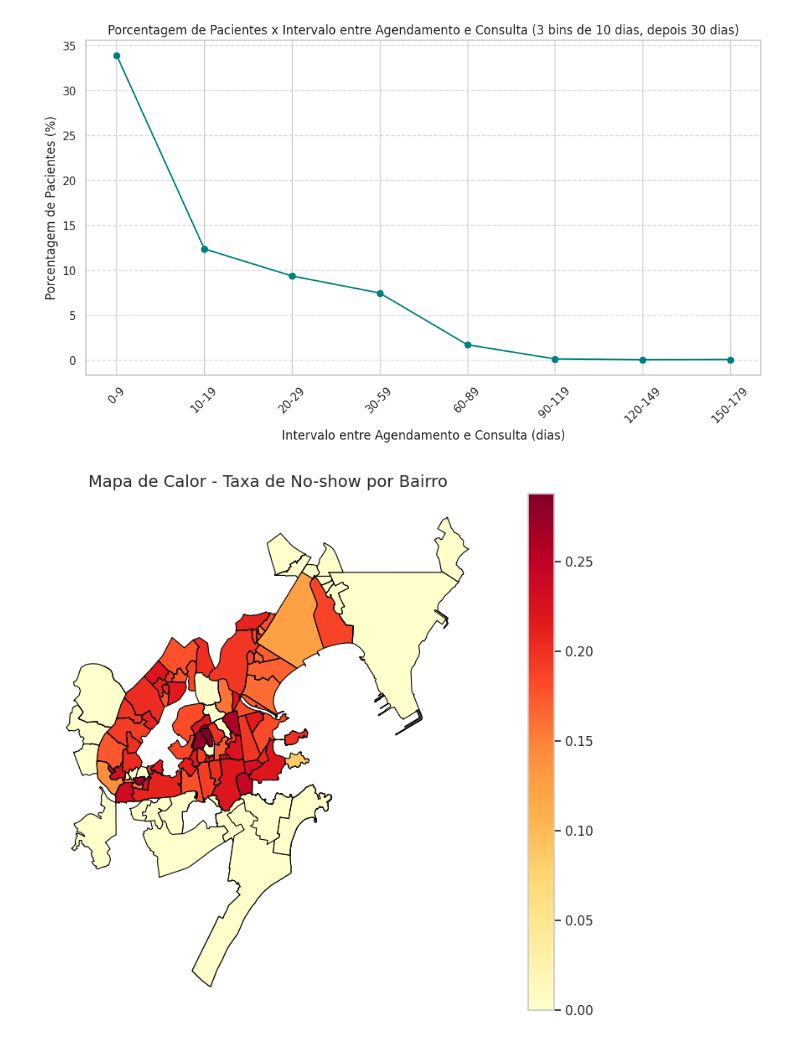
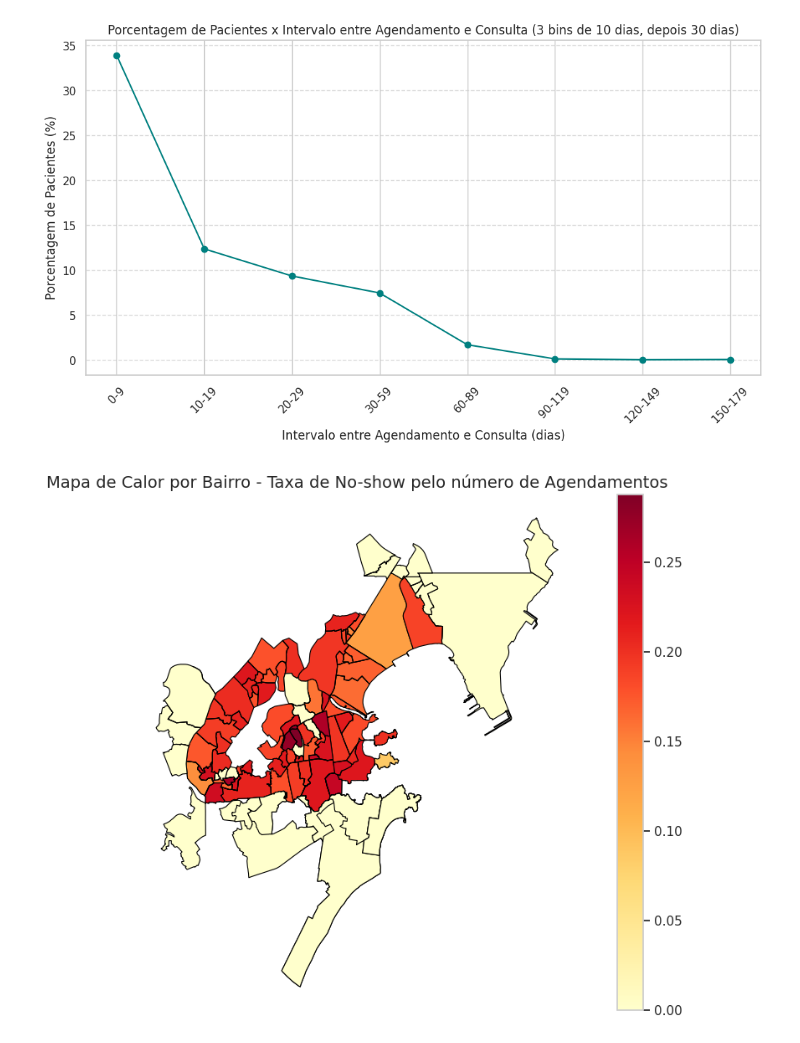
Before and after one commit to eddorileo/saudeDigital, a Jupyter notebook: src/AnaliseExploratoriaDados.ipynb, the cells around one changed output. Saved outputs shown, nothing was run; the diff lists cells and outputs as text; code cells hidden in the pictures.

```diff
--- a/src/AnaliseExploratoriaDados.ipynb
+++ b/src/AnaliseExploratoriaDados.ipynb
@@ -688,32 +688,32 @@ import matplotlib.pyplot as plt
 
 # 1️⃣ Obter os limites dos bairros de Vitória-ES do OpenStreetMap
 gdf = ox.features_from_place("Vitória, Espírito Santo, Brasil", tags={"boundary": "administrative"})
 
 # Filtrar para manter apenas os bairros (nível administrativo adequado)
 gdf_bairros = gdf[gdf["admin_level"] == "10"].copy()  # Evita o SettingWithCopyWarning
 
 # 2️⃣ Calcular a taxa de No-show por bairro
 no_show_counts = data[data['No-show'] == 1]['Neighbourhood'].value_counts()
 total_counts = data['Neighbourhood'].value_counts()
 no_show_rate = (no_show_counts / total_counts).fillna(0)  # Evitar divisão por zero
 
 # Criar um DataFrame para combinar com os dados geoespaciais
 df_bairros = pd.DataFrame({'name': no_show_rate.index, 'No-show Rate': no_show_rate.values})
 
 # 3️⃣ Padronizar os nomes dos bairros para unir com os dados do OpenStreetMap
 gdf_bairros.loc[:, 'name'] = gdf_bairros['name'].str.upper()  # Certifique-se de que os nomes são compatíveis
 gdf_bairros = gdf_bairros.merge(df_bairros, on='name', how='left')
 gdf_bairros['No-show Rate'] = gdf_bairros['No-show Rate'].fillna(0)  # Preencher bairros sem dados com 0
 
 # 4️⃣ Plotar o mapa de calor dos bairros no Colab
 fig, ax = plt.subplots(figsize=(12, 8))
 gdf_bairros.plot(column='No-show Rate', cmap='YlOrRd', linewidth=0.8, edgecolor='black', legend=True, ax=ax)
 
 # Melhorar layout para visualização no Colab
-ax.set_title("Mapa de Calor - Taxa de No-show por Bairro", fontsize=14)
+ax.set_title("Mapa de Calor por Bairro - Taxa de No-show pelo número de Agendamentos", fontsize=14)
 ax.axis("off")  # Remover eixos
 
 # Exibir o mapa diretamente no Colab
 plt.show()
 # %% [output]
-[figure, old version]
+[figure, new version]
```
